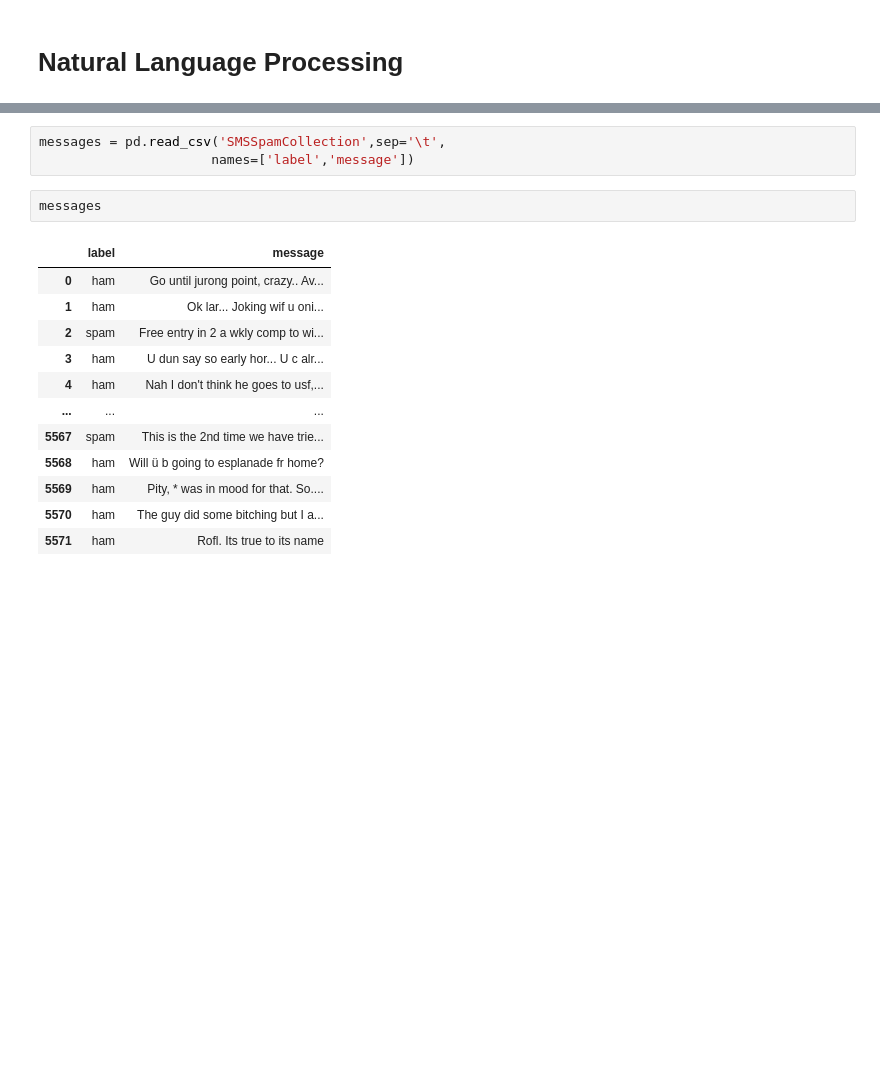
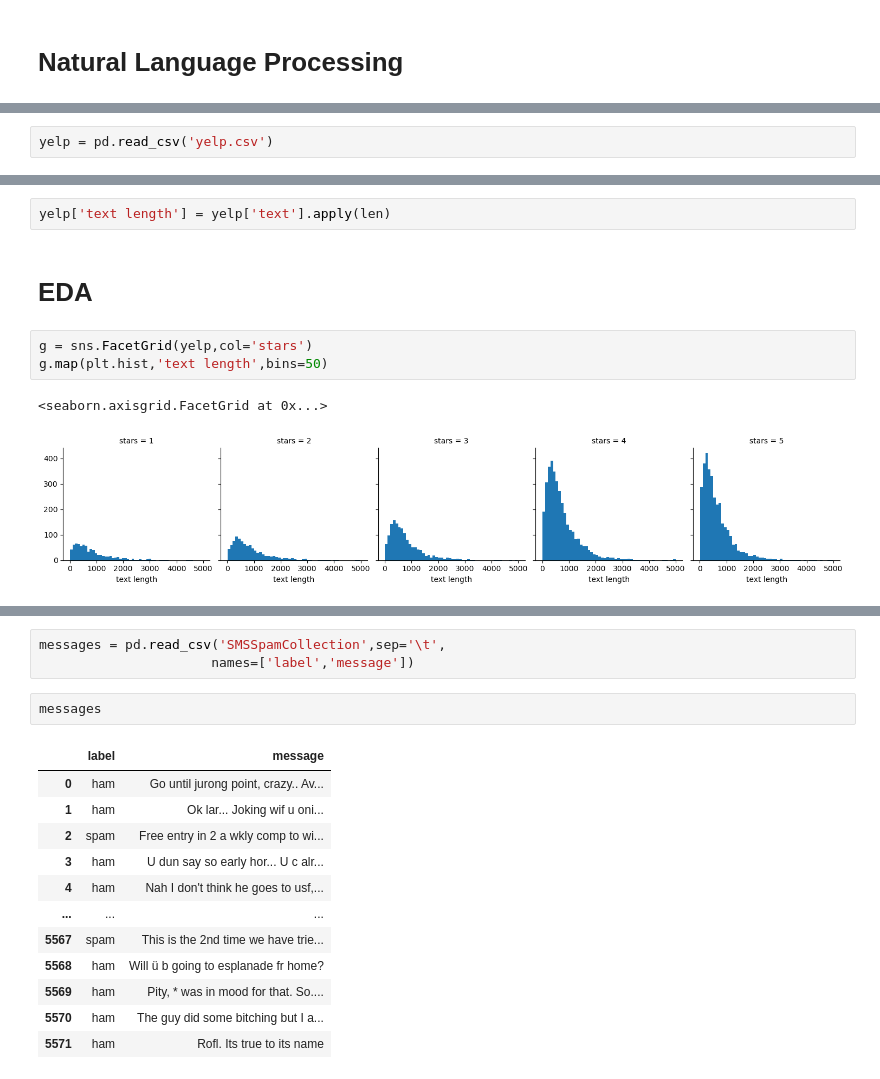
Before and after one commit to Numann-Malik/NLP, a Jupyter notebook: NLP.ipynb, the cells around one changed output, grey strips where cells are left out. Saved outputs shown, nothing was run; the diff lists cells and outputs as text; blank space fills up the shorter version.

```diff
--- a/NLP.ipynb
+++ b/NLP.ipynb
@@ -13,0 +18,2 @@ from nltk.corpus import stopwords
+# %%
+yelp = pd.read_csv('yelp.csv')
@@ -13,0 +36,10 @@ from nltk.corpus import stopwords
+# %%
+yelp['text length'] = yelp['text'].apply(len)
+# %% [markdown]
+# EDA
+# %%
+g = sns.FacetGrid(yelp,col='stars')
+g.map(plt.hist,'text length',bins=50)
+# %% [output]
+<seaborn.axisgrid.FacetGrid at 0x...>
+[figure, added]
```
Also changed, not shown: parts of 59 cells of this notebook, 1 other file.
